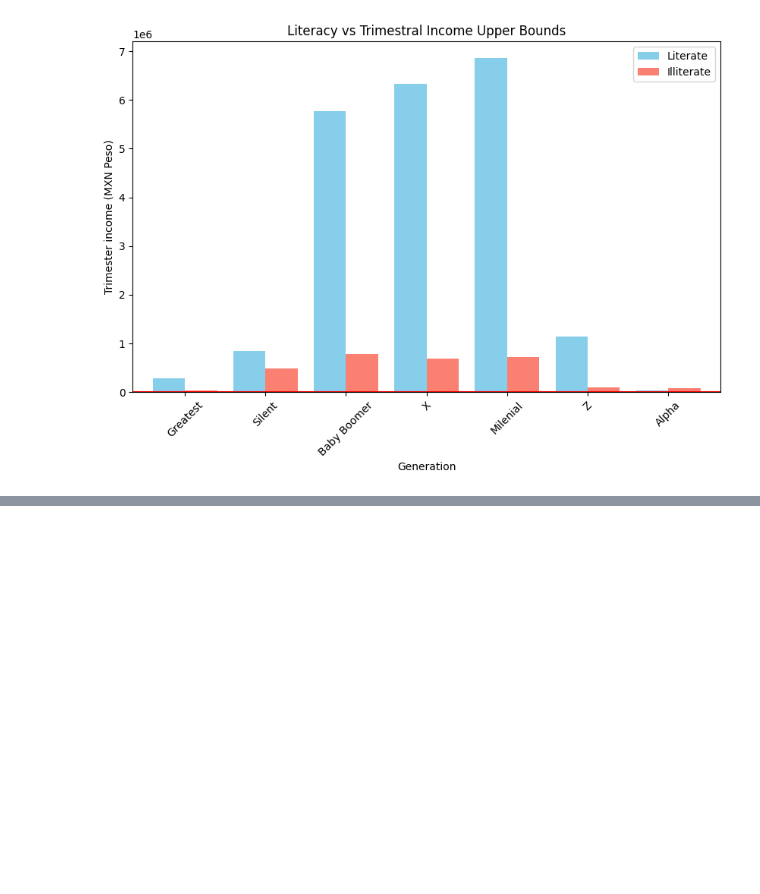
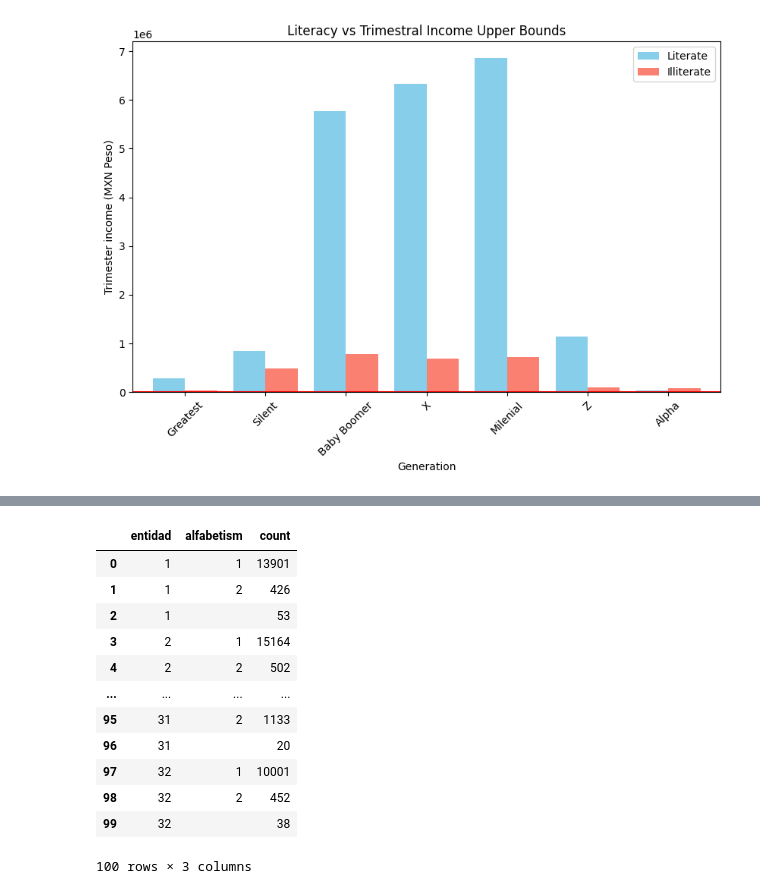
Before and after one commit to IsaacSebastian/ingCaracteristicasProyecto_, a Jupyter notebook: notebooks/2.00_fct_enigh_dataset_exploration_graphs.ipynb, the cells around one changed output, grey strips where cells are left out. Cells and saved outputs as stored; diff of their text form; code cells hidden in the pictures; blank space fills up the shorter version.

```diff
--- a/notebooks/2.00_fct_enigh_dataset_exploration_graphs.ipynb
+++ b/notebooks/2.00_fct_enigh_dataset_exploration_graphs.ipynb
@@ -219,0 +301,17 @@ plt.show()
+# %%
+dummy = df_2022.groupby('entidad',as_index=False)['alfabetism'].value_counts()
+dummy
+# %% [output]
+|  | entidad | alfabetism | count |
+| 0 | 1 | 1 | 13901 |
+| 1 | 1 | 2 | 426 |
+| 2 | 1 |  | 53 |
+| 3 | 2 | 1 | 15164 |
+| 4 | 2 | 2 | 502 |
+| ... | ... | ... | ... |
+| 95 | 31 | 2 | 1133 |
+| 96 | 31 |  | 20 |
+| 97 | 32 | 1 | 10001 |
+| 98 | 32 | 2 | 452 |
+| 99 | 32 |  | 38 |
+100 rows × 3 columns
```
Also changed, not shown: parts of 13 cells of this notebook.
